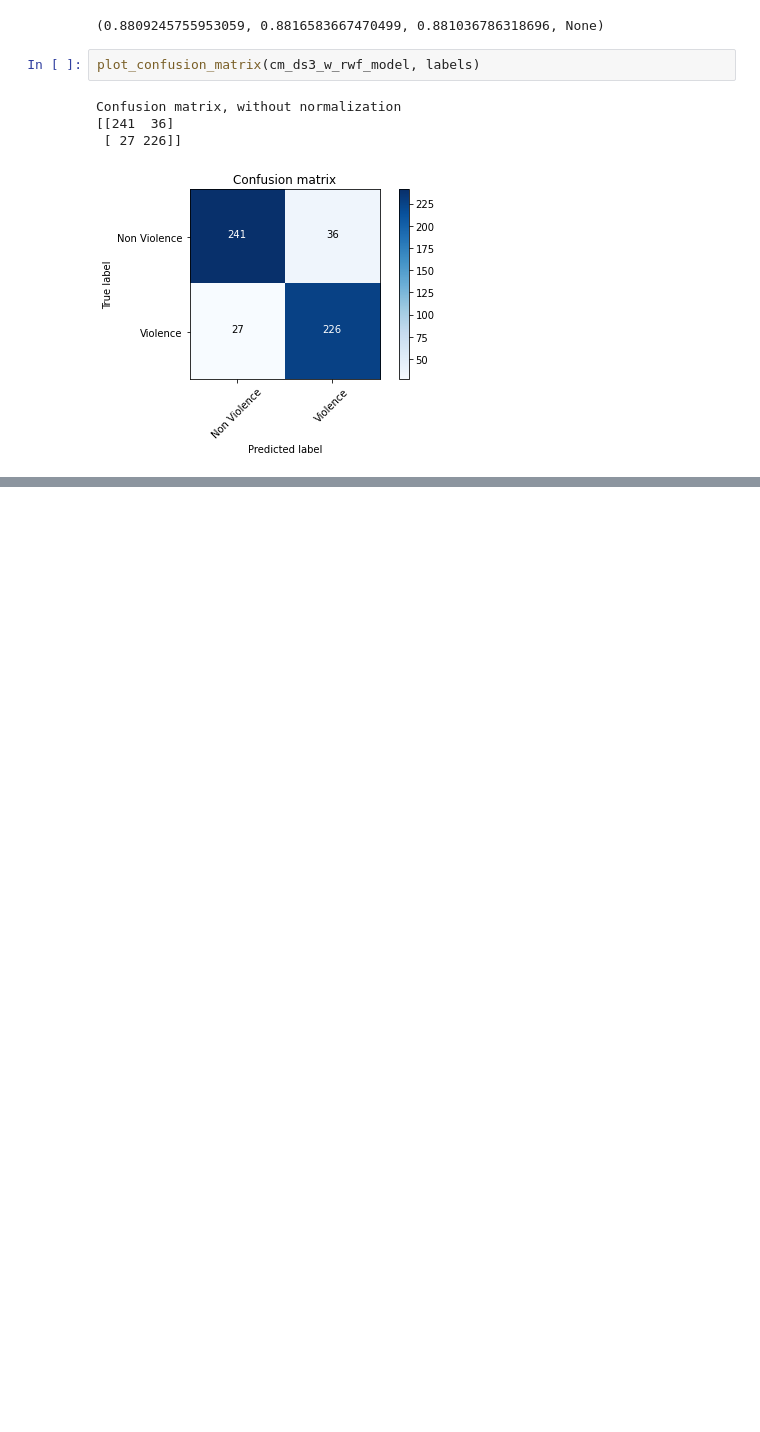
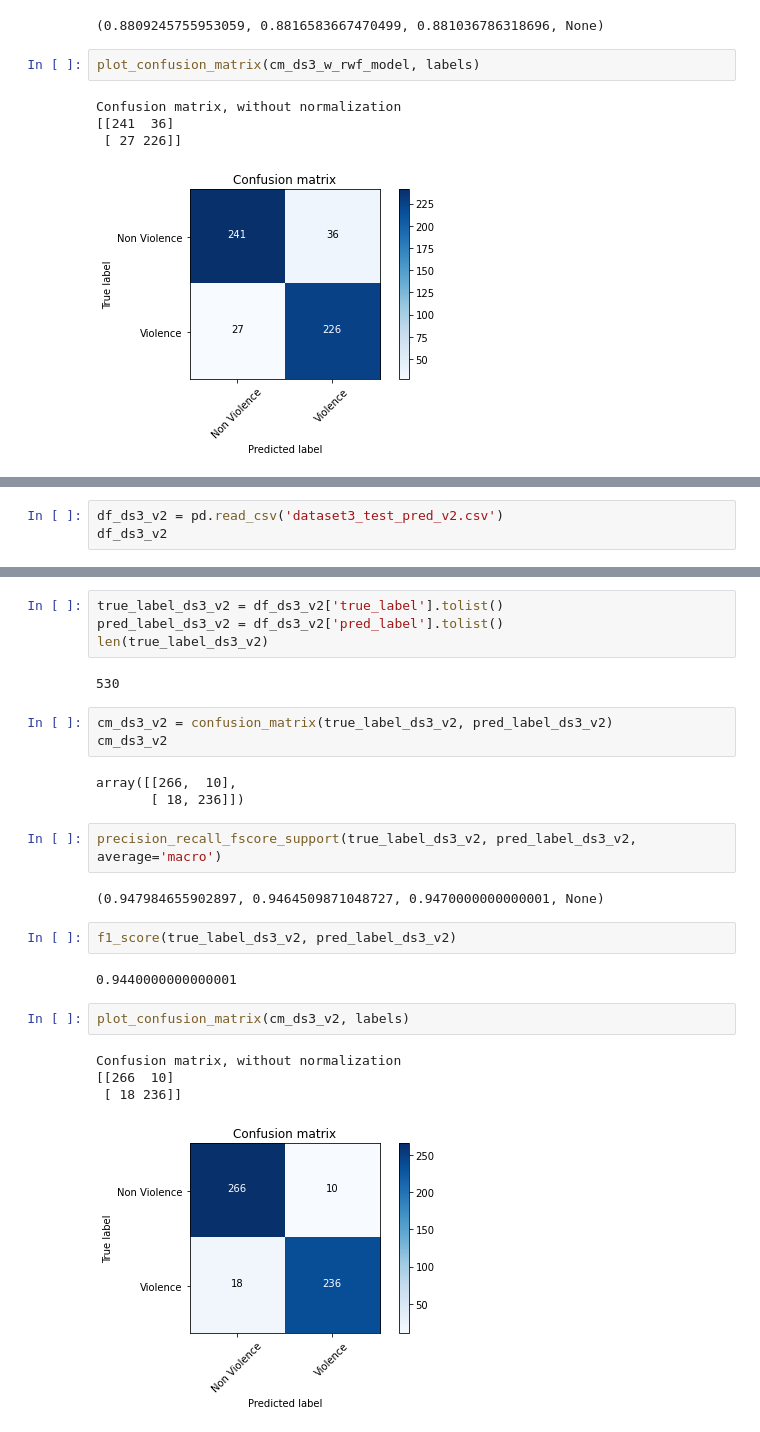
Before and after one commit to phapnm/Violence-Recognition, a Jupyter notebook: metrics.ipynb, the cells around one changed output, grey strips where cells are left out. Drawn from its saved outputs; the diff is of its cells as text; blank space fills up the shorter version.

```diff
--- a/metrics.ipynb
+++ b/metrics.ipynb
@@ -217,0 +224,3 @@ Confusion matrix, without normalization
+# %%
+df_ds3_v2 = pd.read_csv('dataset3_test_pred_v2.csv')
+df_ds3_v2
@@ -217,0 +241,27 @@ Confusion matrix, without normalization
+# %%
+true_label_ds3_v2 = df_ds3_v2['true_label'].tolist()
+pred_label_ds3_v2 = df_ds3_v2['pred_label'].tolist()
+len(true_label_ds3_v2)
+# %% [output]
+530
+# %%
+cm_ds3_v2 = confusion_matrix(true_label_ds3_v2, pred_label_ds3_v2)
+cm_ds3_v2
+# %% [output]
+array([[266,  10],
+       [ 18, 236]])
+# %%
+precision_recall_fscore_support(true_label_ds3_v2, pred_label_ds3_v2, average='macro')
+# %% [output]
+(0.947984655902897, 0.9464509871048727, 0.9470000000000001, None)
+# %%
+f1_score(true_label_ds3_v2, pred_label_ds3_v2)
+# %% [output]
+0.9440000000000001
+# %%
+plot_confusion_matrix(cm_ds3_v2, labels)
+# %% [output]
+Confusion matrix, without normalization
+[[266  10]
+ [ 18 236]]
+[figure, added]
```
Also changed, not shown: parts of 55 cells of this notebook, 42 other files.
